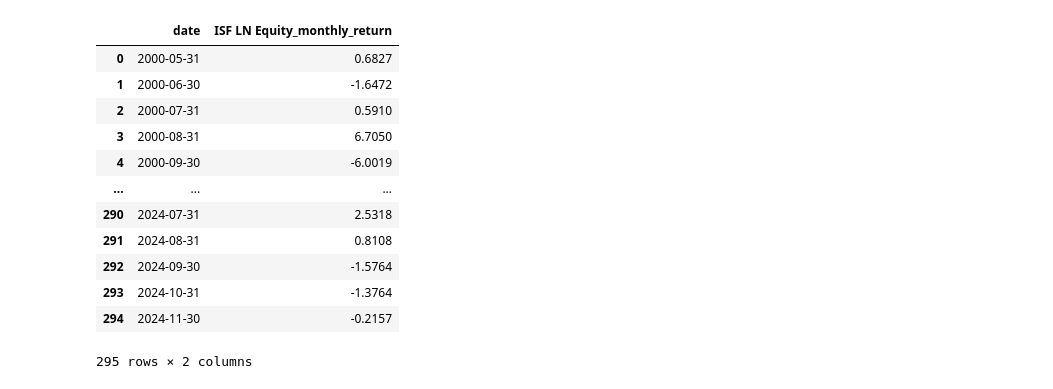
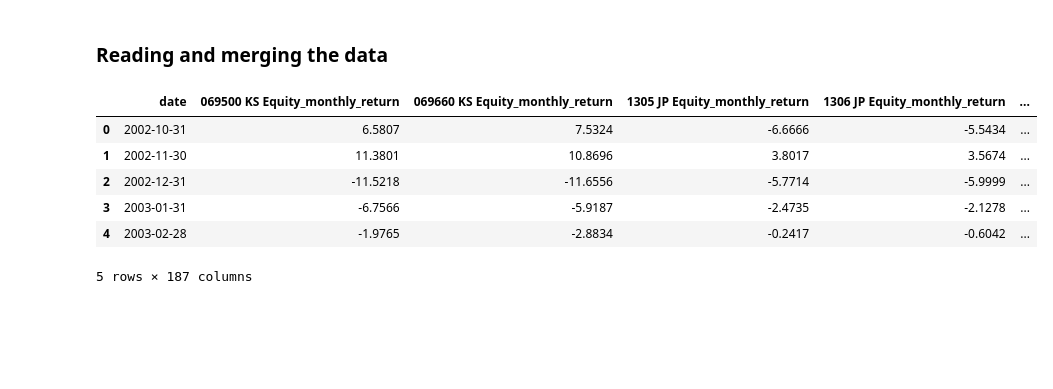
Before and after one commit to aminizadyar/Principal-Portfolios, a Jupyter notebook: PP_ETF.ipynb, the cells around one changed output. Cells and saved outputs as stored; diff of their text form; code cells hidden in the pictures; blank space fills up the shorter version.

```diff
--- a/PP_ETF.ipynb
+++ b/PP_ETF.ipynb
@@ -37,36 +0,0 @@ for file in csv_files:
-# %%
-
-etf_daily_df['date'] = pd.to_datetime(etf_daily_df['date'], format='%d/%m/%Y')
-
-# Set the 'date' column as the index
-etf_daily_df.set_index('date', inplace=True)
-
-# Resample to monthly frequency and calculate the monthly returns
-# Assuming 'returns' is the column name for daily returns in percentage form
-etf_daily_df[etf_name] = etf_daily_df[etf_name] / 100  # Convert to decimal form if needed
-
-# Calculate monthly returns by compounding daily returns within each month
-monthly_returns = (1 + etf_daily_df[etf_name]).resample('M').prod() - 1
-col_name = etf_name+'_monthly_return'
-monthly_returns_df = monthly_returns.to_frame(name = col_name)
-monthly_returns_df.reset_index(inplace=True)
-
-# Convert monthly returns back to percentage if desired
-monthly_returns_df[col_name] *= 100
-monthly_returns_df[col_name] = monthly_returns_df[col_name].round(4)
-# Display the monthly returns
-monthly_returns_df
-# %% [output]
-|  | date | ISF LN Equity_monthly_return |
-| 0 | 2000-05-31 | 0.6827 |
-| 1 | 2000-06-30 | -1.6472 |
-| 2 | 2000-07-31 | 0.5910 |
-| 3 | 2000-08-31 | 6.7050 |
-| 4 | 2000-09-30 | -6.0019 |
-| ... | ... | ... |
-| 290 | 2024-07-31 | 2.5318 |
-| 291 | 2024-08-31 | 0.8108 |
-| 292 | 2024-09-30 | -1.5764 |
-| 293 | 2024-10-31 | -1.3764 |
-| 294 | 2024-11-30 | -0.2157 |
-295 rows × 2 columns
@@ -74,0 +1,15 @@ monthly_returns_df.to_csv(os.path.join(data_to_save_address,etf_name+ ".csv"),in
+# %%
+import principal_portfolios as pp
+import pandas as pd
+import numpy as np
+import math
+import matplotlib.pyplot as plt
+import glob
+import os
+import utils
+
+
+data_to_read_address = "data/ETF/BLOOMBERG_weekly"
+csv_files = glob.glob(os.path.join(data_to_read_address, "*.csv"))
+
+categories_data = pd.read_csv("data/ETF/ETF_List.csv")
@@ -74,0 +21,25 @@ monthly_returns_df.to_csv(os.path.join(data_to_save_address,etf_name+ ".csv"),in
+# %% [markdown]
+### Reading and merging the data
+# %%
+dataframes = []
+
+# Read each CSV file and store it in the list
+for file in csv_files:
+    df = pd.read_csv(file)
+    df['date'] = pd.to_datetime(df['date'])  # Ensure 'date' column is datetime
+    dataframes.append(df)
+
+# Perform an inner merge on the 'date' column across all DataFrames
+merged_df = dataframes[0]
+for df in dataframes[1:]:
+    merged_df = pd.merge(merged_df, df, on='date', how='inner')
+
+merged_df.head(5)
+# %% [output]
+|  | date | 069500 KS Equity_monthly_return | 069660 KS Equity_monthly_return | 1305 JP Equity_monthly_return | 1306 JP Equity_monthly_return | ... |
+| 0 | 2002-10-31 | 6.5807 | 7.5324 | -6.6666 | -5.5434 | ... |
+| 1 | 2002-11-30 | 11.3801 | 10.8696 | 3.8017 | 3.5674 | ... |
+| 2 | 2002-12-31 | -11.5218 | -11.6556 | -5.7714 | -5.9999 | ... |
+| 3 | 2003-01-31 | -6.7566 | -5.9187 | -2.4735 | -2.1278 | ... |
+| 4 | 2003-02-28 | -1.9765 | -2.8834 | -0.2417 | -0.6042 | ... |
+5 rows × 187 columns
```
Also changed, not shown: parts of 10 cells of this notebook, 2 other files.
